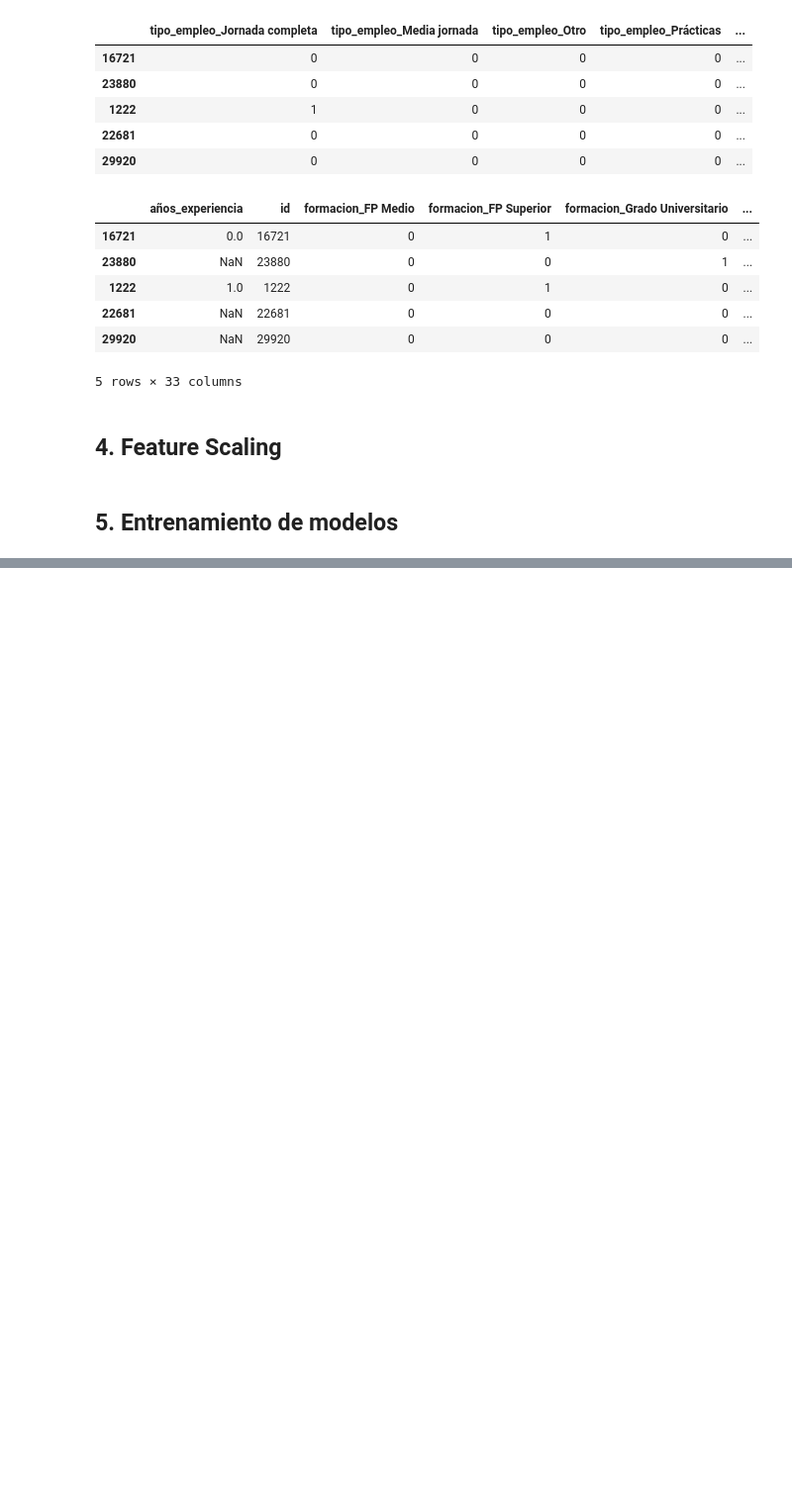
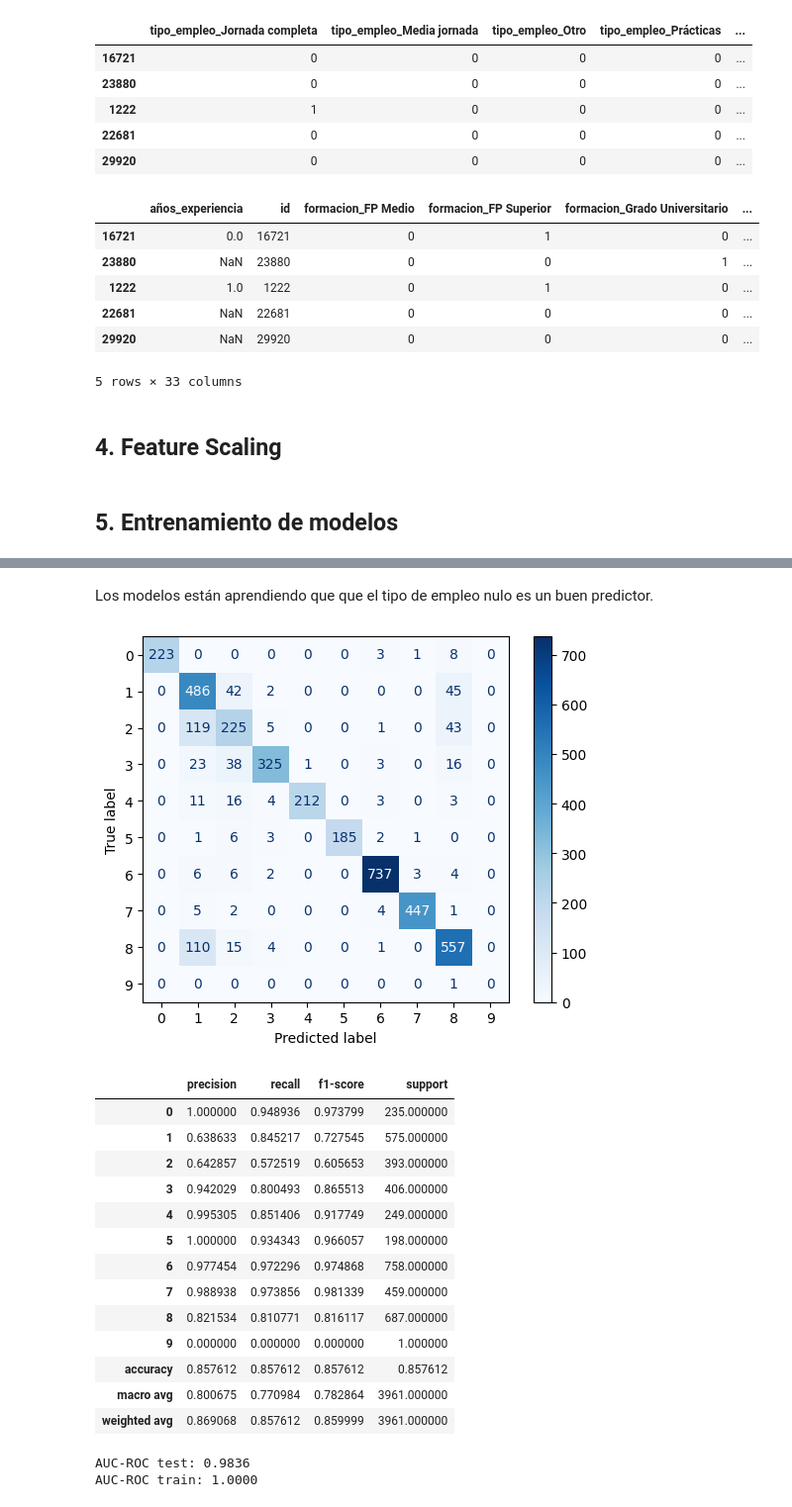
Before and after one commit to Ivan-0612/TFM_job_description_prediction, a Jupyter notebook: notebooks/06_salary_model.ipynb, the cells around one changed output, grey strips where cells are left out. Shown at 99% size. Cells and saved outputs as stored; diff of their text form; code cells hidden in the pictures; blank space fills up the shorter version.

```diff
--- a/notebooks/06_salary_model.ipynb
+++ b/notebooks/06_salary_model.ipynb
@@ -309,0 +453,23 @@ for i, features in enumerate(sets_posibles):
+# %% [markdown]
+Los modelos están aprendiendo que que el tipo de empleo nulo es un buen predictor.
+# %%
+xgb_set3 = joblib.load('../models/set_3_XGBClassifier.joblib')
+resultados(xgb_set3, X_train[sets_posibles[2]], X_test[sets_posibles[2]])
+# %% [output]
+[figure, added]
+|  | precision | recall | f1-score | support |
+| 0 | 1.000000 | 0.948936 | 0.973799 | 235.000000 |
+| 1 | 0.638633 | 0.845217 | 0.727545 | 575.000000 |
+| 2 | 0.642857 | 0.572519 | 0.605653 | 393.000000 |
+| 3 | 0.942029 | 0.800493 | 0.865513 | 406.000000 |
+| 4 | 0.995305 | 0.851406 | 0.917749 | 249.000000 |
+| 5 | 1.000000 | 0.934343 | 0.966057 | 198.000000 |
+| 6 | 0.977454 | 0.972296 | 0.974868 | 758.000000 |
+| 7 | 0.988938 | 0.973856 | 0.981339 | 459.000000 |
+| 8 | 0.821534 | 0.810771 | 0.816117 | 687.000000 |
+| 9 | 0.000000 | 0.000000 | 0.000000 | 1.000000 |
+| accuracy | 0.857612 | 0.857612 | 0.857612 | 0.857612 |
+| macro avg | 0.800675 | 0.770984 | 0.782864 | 3961.000000 |
+| weighted avg | 0.869068 | 0.857612 | 0.859999 | 3961.000000 |
+AUC-ROC test: 0.9836
+AUC-ROC train: 1.0000
```
Also changed, not shown: parts of 11 cells of this notebook, 8 other files.
